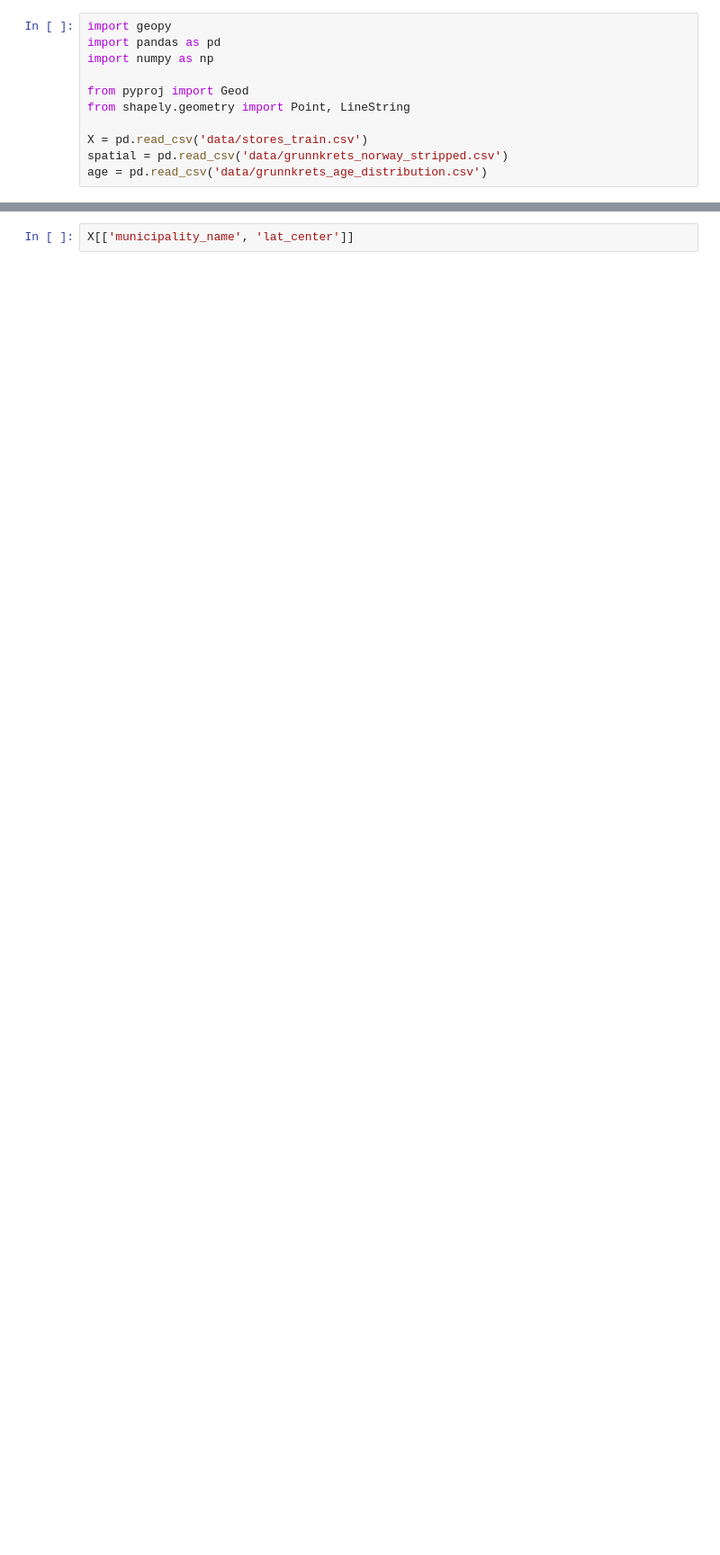
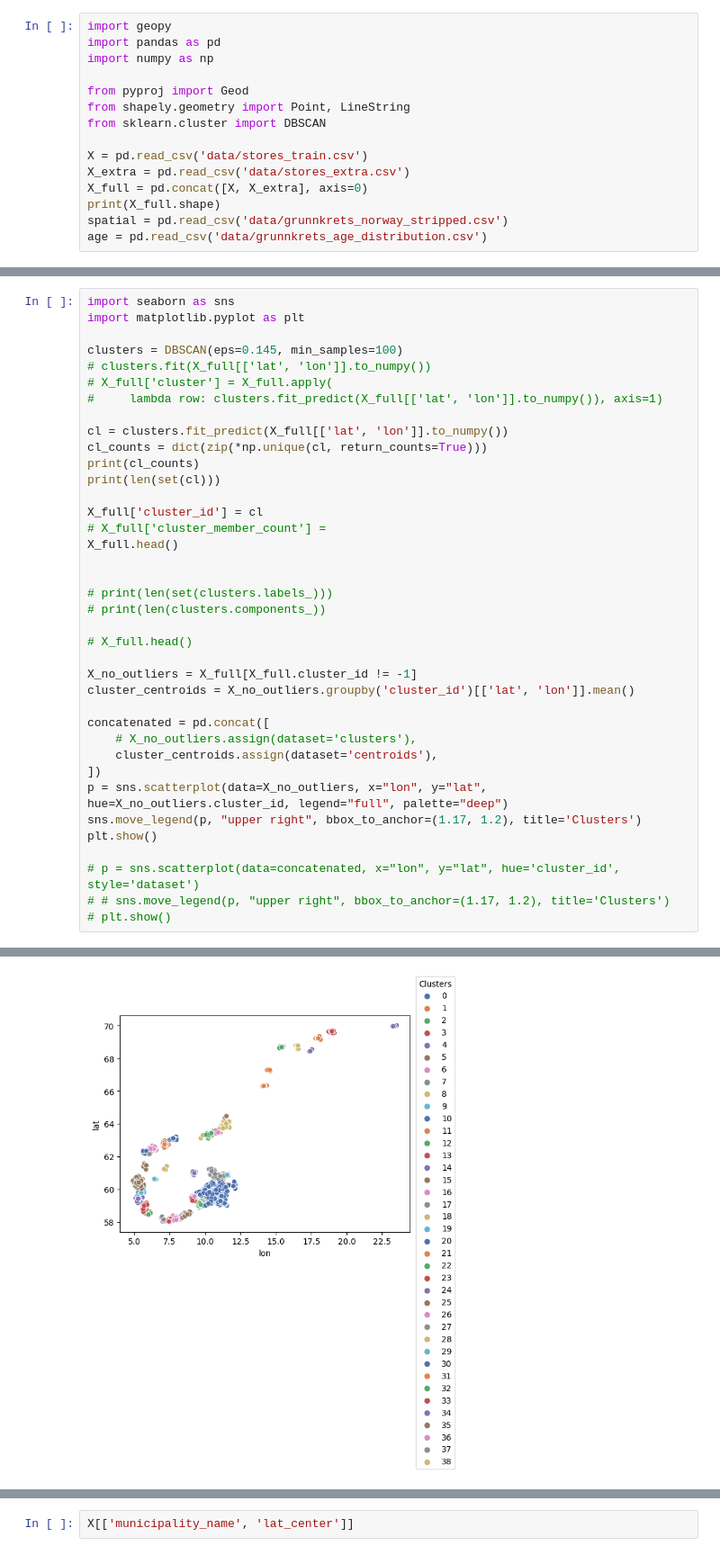
Before and after one commit to kasparpg/maskinprosjekt, a Jupyter notebook: city_center.ipynb, the cells around one changed output, grey strips where cells are left out. Shown at 90% size. Saved outputs shown, nothing was run; the diff lists cells and outputs as text; blank space fills up the shorter version.

Commit message:
clustering tests

```diff
--- a/city_center.ipynb
+++ b/city_center.ipynb
@@ -5,7 +5,11 @@ import numpy as np
 
 from pyproj import Geod
 from shapely.geometry import Point, LineString
+from sklearn.cluster import DBSCAN
 
 X = pd.read_csv('data/stores_train.csv')
+X_extra = pd.read_csv('data/stores_extra.csv')
+X_full = pd.concat([X, X_extra], axis=0)
+print(X_full.shape)
 spatial = pd.read_csv('data/grunnkrets_norway_stripped.csv')
 age = pd.read_csv('data/grunnkrets_age_distribution.csv')
@@ -20,0 +18,39 @@ age.drop_duplicates(subset='grunnkrets_id')[age.grunnkrets_id == 3011703]
+# %%
+import seaborn as sns
+import matplotlib.pyplot as plt
+
+clusters = DBSCAN(eps=0.145, min_samples=100)
+# clusters.fit(X_full[['lat', 'lon']].to_numpy())
+# X_full['cluster'] = X_full.apply(
+#     lambda row: clusters.fit_predict(X_full[['lat', 'lon']].to_numpy()), axis=1)
+
+cl = clusters.fit_predict(X_full[['lat', 'lon']].to_numpy())
+cl_counts = dict(zip(*np.unique(cl, return_counts=True)))
+print(cl_counts)
+print(len(set(cl)))
+
+X_full['cluster_id'] = cl
+# X_full['cluster_member_count'] =
+X_full.head()
+
+
+# print(len(set(clusters.labels_)))
+# print(len(clusters.components_))
+
+# X_full.head()
+
+X_no_outliers = X_full[X_full.cluster_id != -1]
+cluster_centroids = X_no_outliers.groupby('cluster_id')[['lat', 'lon']].mean()
+
+concatenated = pd.concat([
+    # X_no_outliers.assign(dataset='clusters'),
+    cluster_centroids.assign(dataset='centroids'),
+])
+p = sns.scatterplot(data=X_no_outliers, x="lon", y="lat", hue=X_no_outliers.cluster_id, legend="full", palette="deep")
+sns.move_legend(p, "upper right", bbox_to_anchor=(1.17, 1.2), title='Clusters')
+plt.show()
+
+# p = sns.scatterplot(data=concatenated, x="lon", y="lat", hue='cluster_id', style='dataset')
+# # sns.move_legend(p, "upper right", bbox_to_anchor=(1.17, 1.2), title='Clusters')
+# plt.show()
+# %% [output]
@@ -21,3 +59,4 @@ age.drop_duplicates(subset='grunnkrets_id')[age.grunnkrets_id == 3011703]
+[figure, added]
 # %%
 gk_muni = spatial[['grunnkrets_id', 'municipality_name']]
 
```
Also changed, not shown: parts of 3 cells of this notebook, 12 other files.
